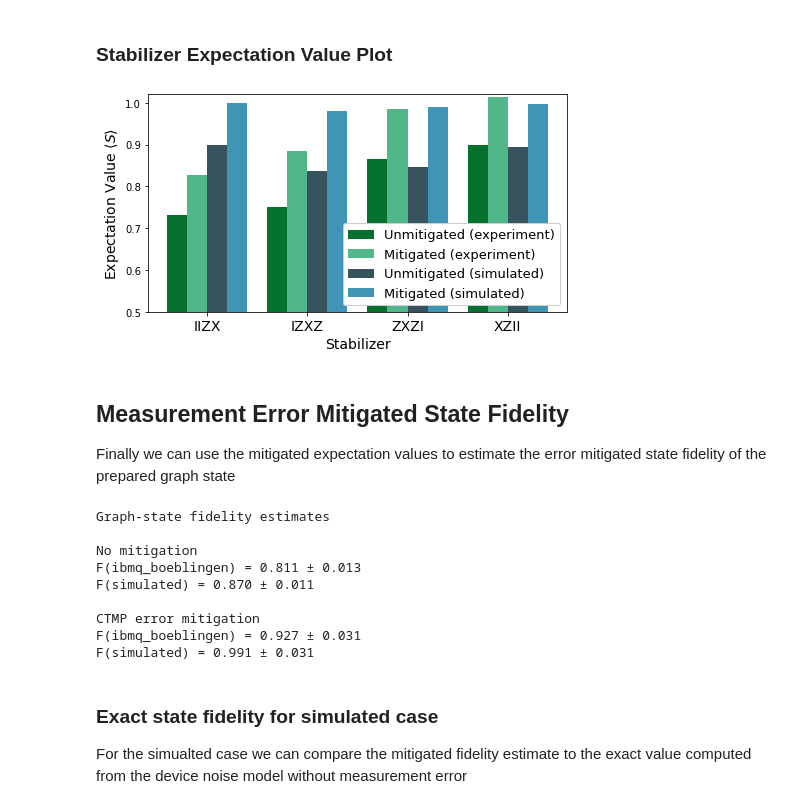
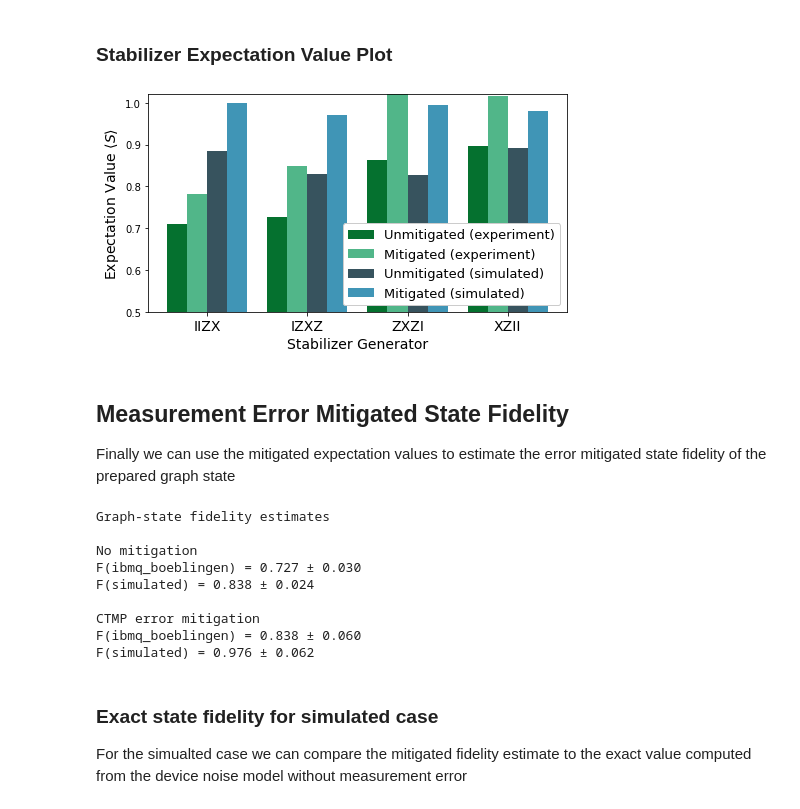
Before and after one commit to chriseclectic/ncemntqc, a Jupyter notebook: notebooks/4_meas_mit.ipynb, the cells around one changed output. Saved outputs shown, nothing was run; the diff lists cells and outputs as text; code cells hidden in the pictures.

```diff
--- a/notebooks/4_meas_mit.ipynb
+++ b/notebooks/4_meas_mit.ipynb
@@ -122,5 +144,7 @@ Next we compute the set of stabilizers for the graph state using the `Clifford`
 # %%
-clifford = qi.Clifford(state_circuit)
-stabilizers = clifford.stabilizer.pauli.to_labels()
+generators = qi.Clifford(state_circuit).stabilizer.pauli.to_labels()
+stabilizers = compute_stabilizer_group(state_circuit)
 print('Stabilizers:', stabilizers)
+print('Generators:', generators)
+generator_index = [1, 2, 13, 6]
 # %% [output]
@@ -161,8 +186,8 @@ else:
     IBMQ.load_account()
 
     # Get backend for experiment
-    provider = IBMQ.get_provider(project='ignis')
-    backend = provider.get_backend('ibmq_boeblingen')
+    provider = IBMQ.get_provider(hub='ibm-q-internal', group='deployed')
+    backend = provider.get_backend('ibmq_montreal')
 
     # Run QPT on backend
     shots = 8192
@@ -218,59 +243,60 @@ mitigator_backend = mit.ExpvalMeasMitigatorFitter(result_mit_backend, metadata).
 mitigator_sim = mit.ExpvalMeasMitigatorFitter(result_mit_sim, metadata).fit()
 
 # Unmitigated Expectation Values
-expvals_nomit_backend = stabilizer_expvals(result_backend, stabilizers)
-expvals_nomit_sim = stabilizer_expvals(result_sim, stabilizers)
+expvals_nomit_b, stddevs_nomit_b = stabilizer_expvals(
+    result_backend, stabilizers)
+expvals_nomit_s, stddevs_nomit_s = stabilizer_expvals(
+    result_sim, stabilizers)
 
 # Measurement error mitigated expectation values
-expvals_mit_backend = stabilizer_expvals(result_backend, stabilizers,
-                                         meas_mitigator=mitigator_backend)
-expvals_mit_sim = stabilizer_expvals(result_sim, stabilizers,
-                                     meas_mitigator=mitigator_sim)
+expvals_mit_b, stddevs_mit_b = stabilizer_expvals(
+    result_backend, stabilizers, meas_mitigator=mitigator_backend)
+expvals_mit_s, stddevs_mit_s = stabilizer_expvals(
+    result_sim, stabilizers, meas_mitigator=mitigator_sim)
 # %% [markdown]
 ### Stabilizer Expectation Value Plot
 # %%
-vals_nomit_b = [i[0] for i in expvals_nomit_backend]
-vals_mit_b = [i[0] for i in expvals_mit_backend]
-vals_nomit_s = [i[0] for i in expvals_nomit_sim]
-vals_mit_s = [i[0] for i in expvals_mit_sim]
+vals_nomit_b = [expvals_nomit_b[i] for i in generator_index]
+vals_mit_b = [expvals_mit_b[i] for i in generator_index]
+vals_nomit_s = [expvals_nomit_s[i] for i in generator_index]
+vals_mit_s = [expvals_mit_s[i] for i in generator_index]
 
 colors1 = sns.color_palette("BuGn_r")
 colors2 = sns.color_palette("GnBu_d")
-
-labels = stabilizers
+labels = generators
 x = np.arange(len(labels))
 width = 0.2
 
 label_nomit_b = 'Unmitigated (experiment)'
 label_mit_b = 'Mitigated (experiment)'
 label_nomit_s = 'Unmitigated (simulated)'
 label_mit_s = 'Mitigated (simulated)'
 
 fig, ax = plt.subplots(figsize=(7.5, 4))
 ax.bar(x - 3 * width / 2, vals_nomit_b, width, label=label_nomit_b, color=colors1[0])
 ax.bar(x - width / 2, vals_mit_b, width, label=label_mit_b, color=colors1[2])
 ax.bar(x + width / 2, vals_nomit_s, width, label=label_nomit_s, color=colors2[0])
 ax.bar(x + 3 * width / 2, vals_mit_s, width, label=label_mit_s, color=colors2[2])
 
 # Add some text for labels, title and custom x-axis tick labels, etc.
 ax.set_ylabel(r'Expectation Value $\langle S\rangle$', fontsize=14)
-ax.set_xlabel('Stabilizer', fontsize=14)
+ax.set_xlabel('Stabilizer Generator', fontsize=14)
 ax.set_xticks(x)
 ax.set_xticklabels(labels, fontsize=14)
 ax.set_ylim(0.5, 1.02)
 ax.legend(loc='lower right', fontsize=13, framealpha=1)
 fig.savefig('figures/expval_mit.png', dpi=150)
 # %% [output]
-[figure, old version]
+[figure, new version]
 # %% [markdown]
 ## Measurement Error Mitigated State Fidelity
 
 Finally we can use the mitigated expectation values to estimate the error mitigated state fidelity of the prepared graph state
 # %%
-F_nomit_backend = stabilizer_fidelity(expvals_nomit_backend)
-F_nomit_sim = stabilizer_fidelity(expvals_nomit_sim)
-F_mit_backend = stabilizer_fidelity(expvals_mit_backend)
-F_mit_sim = stabilizer_fidelity(expvals_mit_sim)
+F_nomit_backend = stabilizer_fidelity(expvals_nomit_b, stddevs_nomit_b)
+F_nomit_sim = stabilizer_fidelity(expvals_nomit_s, stddevs_nomit_s)
+F_mit_backend = stabilizer_fidelity(expvals_mit_b, stddevs_mit_b)
+F_mit_sim = stabilizer_fidelity(expvals_mit_s, stddevs_mit_s)
 
 print('Graph-state fidelity estimates')
 print('\nNo mitigation')
@@ -288,12 +314,12 @@ print('F(simulated) = {:.3f} \u00B1 {:.3f}'.format(
 Graph-state fidelity estimates
 
 No mitigation
-F(ibmq_boeblingen) = 0.811 ± 0.013
-F(simulated) = 0.870 ± 0.011
+F(ibmq_boeblingen) = 0.727 ± 0.030
+F(simulated) = 0.838 ± 0.024
 
 CTMP error mitigation
-F(ibmq_boeblingen) = 0.927 ± 0.031
-F(simulated) = 0.991 ± 0.031
+F(ibmq_boeblingen) = 0.838 ± 0.060
+F(simulated) = 0.976 ± 0.062
 # %% [markdown]
 ### Exact state fidelity for simulated case
 
```
Also changed, not shown: parts of 6 cells of this notebook, 3 other files.
